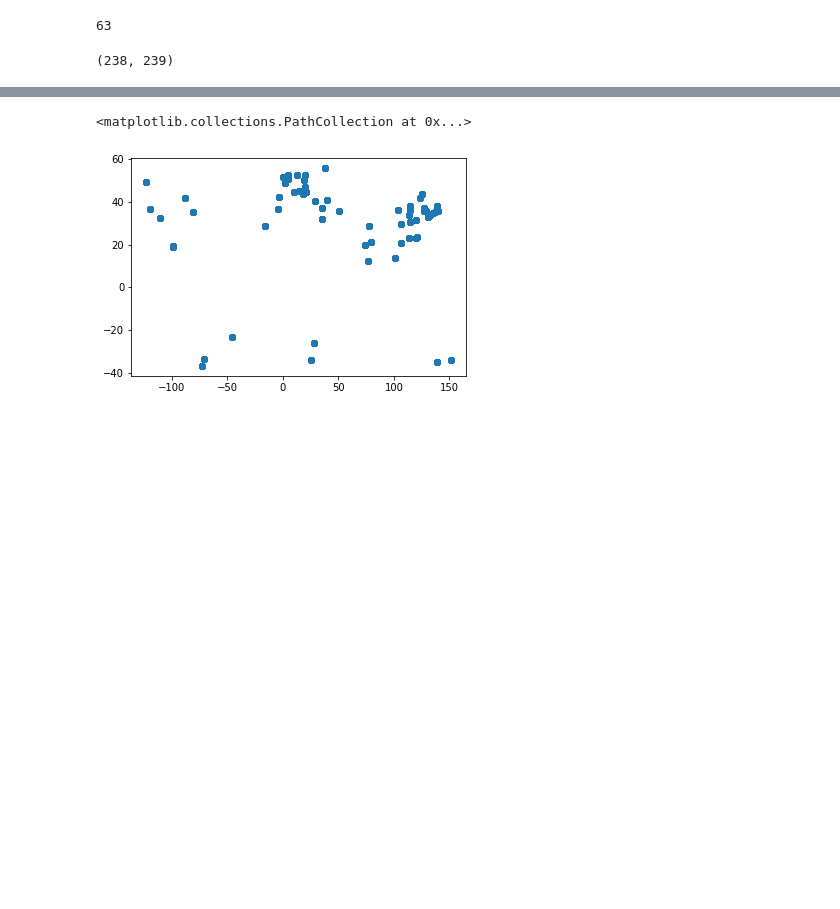
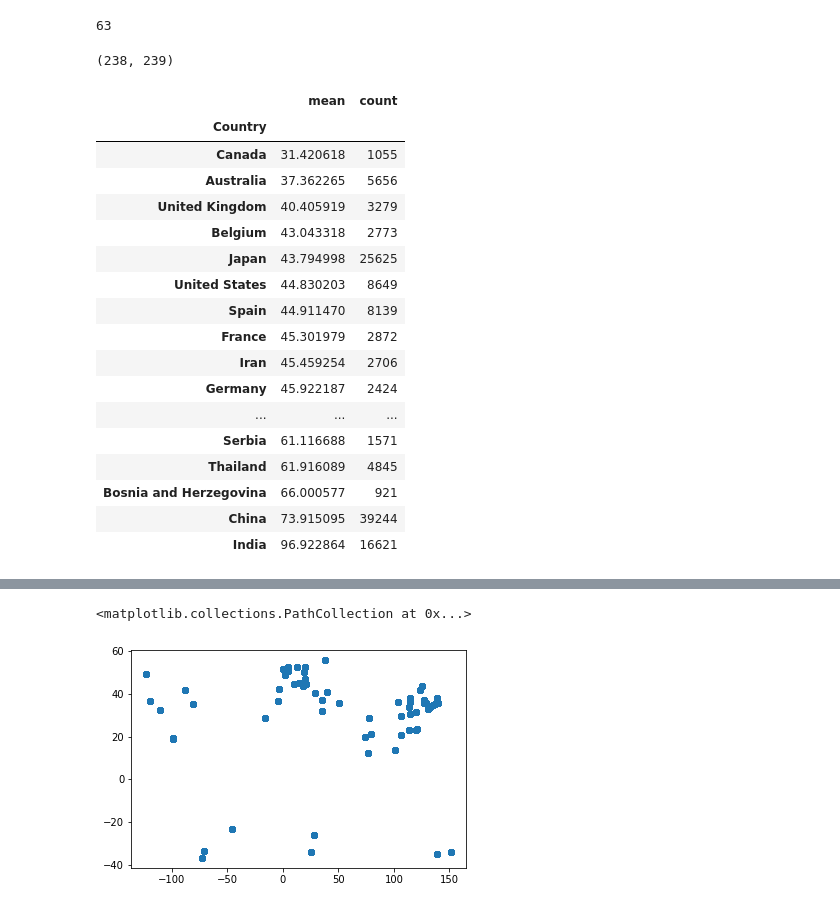
Before and after one commit to tenten0727/sony_pm25, a Jupyter notebook: notebook/004_nb.ipynb, the cells around one changed output, grey strips where cells are left out. Drawn from its saved outputs; the diff is of its cells as text; code cells hidden in the pictures; blank space fills up the shorter version.

```diff
--- a/notebook/004_nb.ipynb
+++ b/notebook/004_nb.ipynb
@@ -33,5 +33,26 @@ test.City.nunique()
 train.lon.nunique(), train.lat.nunique()
 # %% [output]
 (238, 239)
+# %%
+train.groupby('Country')['pm25_mid'].agg(['mean', 'count']).sort_values('mean')
+# %% [output]
+|  | mean | count |
+| Country |  |  |
+| Canada | 31.420618 | 1055 |
+| Australia | 37.362265 | 5656 |
+| United Kingdom | 40.405919 | 3279 |
+| Belgium | 43.043318 | 2773 |
+| Japan | 43.794998 | 25625 |
+| United States | 44.830203 | 8649 |
+| Spain | 44.911470 | 8139 |
+| France | 45.301979 | 2872 |
+| Iran | 45.459254 | 2706 |
+| Germany | 45.922187 | 2424 |
+| ... | ... | ... |
+| Serbia | 61.116688 | 1571 |
+| Thailand | 61.916089 | 4845 |
+| Bosnia and Herzegovina | 66.000577 | 921 |
+| China | 73.915095 | 39244 |
+| India | 96.922864 | 16621 |
 # %%
 import matplotlib.pyplot as plt
```
Also changed, not shown: parts of 1 cell of this notebook, 1 other file.
